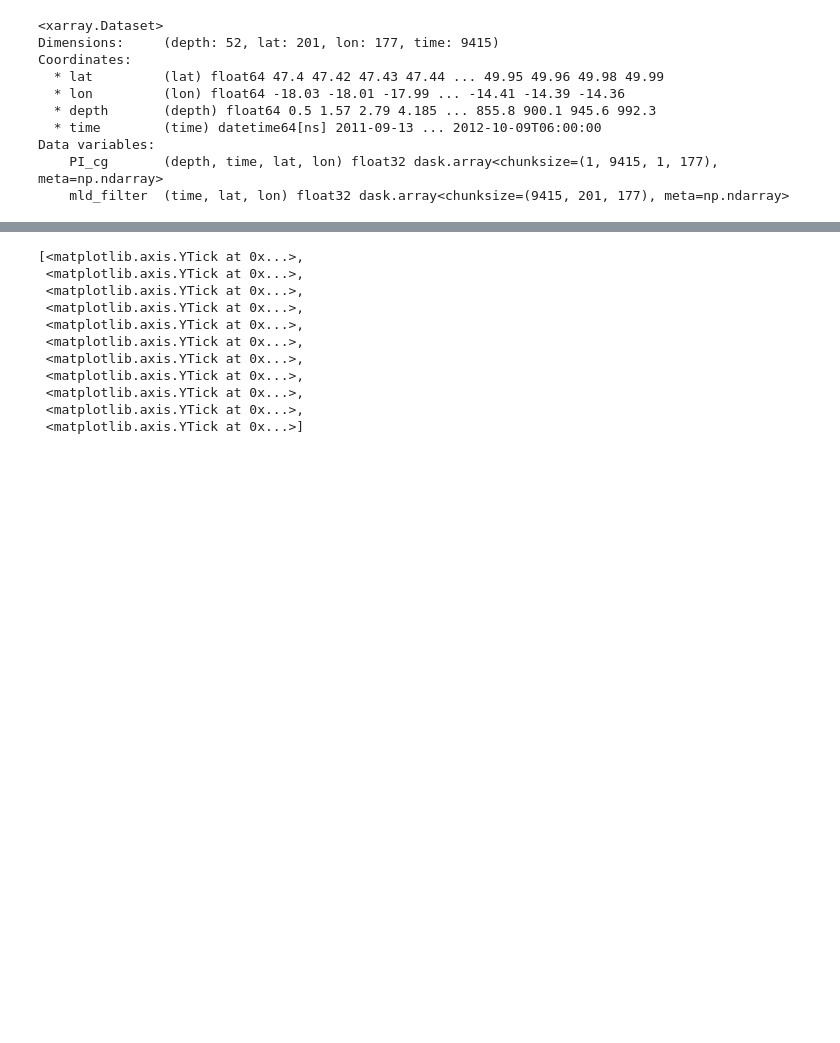
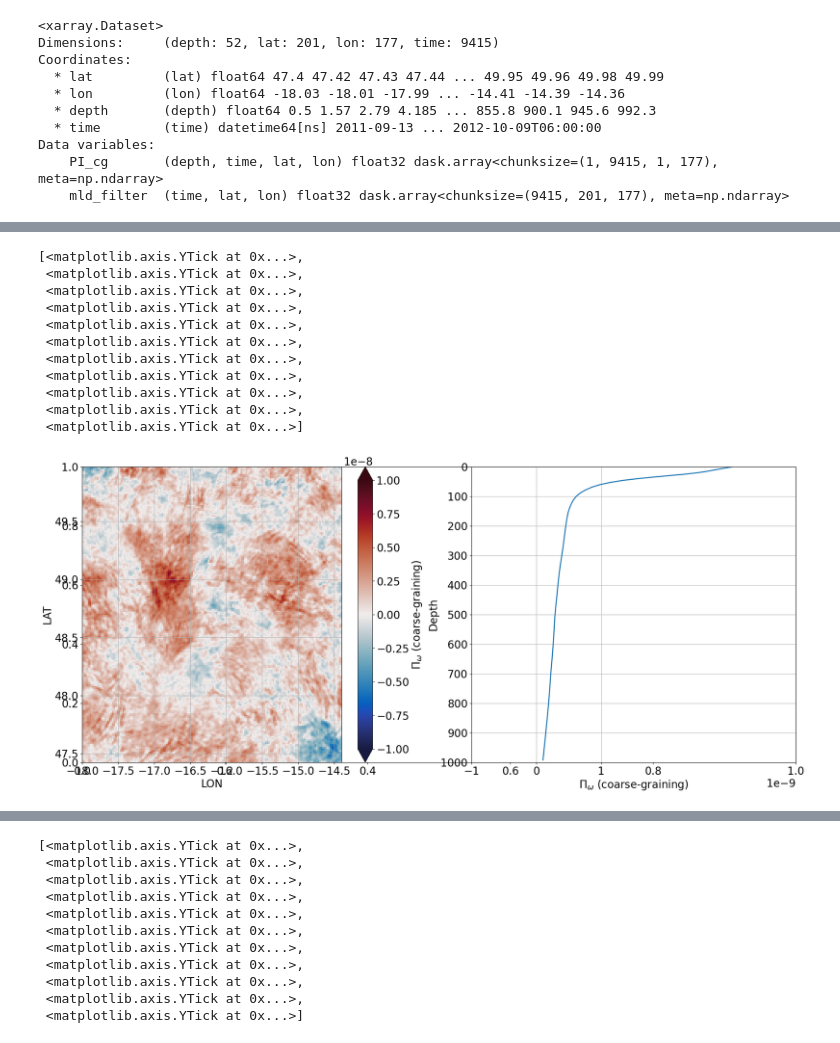
Before and after one commit to xy6g13/OSMOSIS_moorings, a Jupyter notebook: KE_LLC4320/Diagnostics/KE_exchanges/2_Pi_cg_temporal_butterworth_filter.ipynb, the cells around one changed output, grey strips where cells are left out. Cells and saved outputs as stored; diff of their text form; code cells hidden in the pictures; blank space fills up the shorter version.

```diff
--- a/KE_LLC4320/Diagnostics/KE_exchanges/2_Pi_cg_temporal_butterworth_filter.ipynb
+++ b/KE_LLC4320/Diagnostics/KE_exchanges/2_Pi_cg_temporal_butterworth_filter.ipynb
@@ -523,3 +528,10 @@ Coordinates:
 Data variables:
     PI_cg       (depth, time, lat, lon) float32 dask.array<chunksize=(1, 9415, 1, 177), meta=np.ndarray>
     mld_filter  (time, lat, lon) float32 dask.array<chunksize=(9415, 201, 177), meta=np.ndarray>
+# %%
+out_dir_store = '/meddy/yuxlong5/data/result/'
+
+PI_cg = xr.open_zarr(out_dir_store+'PI_cg_butter_1d.zarr')
+PI_cg = PI_cg.PI_cg
+ds = PI_cg
+ds
@@ -525,0 +565,39 @@ Data variables:
+# %%
+plt.rc('font', size=20)
+
+font_size=20
+
+fig, ax = plt.subplots(figsize=(24,10))
+ax = plt.subplot(121)
+cax = ds.isel(lat=slice(2,-2),lon=slice(2,-2),depth=slice(1,50)).mean(['depth','time']).plot(x='lon', y='lat',cmap=cm.balance, vmin=-1e-8,vmax=1e-8, add_colorbar = False)
+ax.grid()
+cbar = plt.colorbar(cax, ax=ax, extend='both', orientation='vertical')
+cbar.ax.tick_params(labelsize=font_size)
+cbar.set_label('$\Pi_{\omega}$ (coarse-graining)', fontsize=font_size)
+ax.set_ylabel('LAT',fontsize=font_size)
+ax.set_xlabel('LON',fontsize=font_size)
+ax.tick_params(labelsize=font_size)
+
+ax = plt.subplot(122)
+ds.isel(lat=slice(2,-2),lon=slice(2,-2),time=slice(10,-10)).mean(['time','lat','lon']).plot(y='depth', yincrease=False, linewidth=2)
+ax.grid()
+ax.set_xlim([-1e-9,4e-9])
+ax.set_ylim([1000., 0.])
+ax.set_xticks([ -1e-9, 0., 1e-9])
+ax.set_ylabel('Depth',fontsize=font_size)
+ax.set_xlabel('$\Pi_{\omega}$ (coarse-graining)',fontsize=font_size)
+ax.tick_params(labelsize=font_size)
+ax.set_yticks([1000., 900,800,700,600,500,400,300,200,100,0.])
+# %% [output]
+[<matplotlib.axis.YTick at 0x...>,
+ <matplotlib.axis.YTick at 0x...>,
+ <matplotlib.axis.YTick at 0x...>,
+ <matplotlib.axis.YTick at 0x...>,
+ <matplotlib.axis.YTick at 0x...>,
+ <matplotlib.axis.YTick at 0x...>,
+ <matplotlib.axis.YTick at 0x...>,
+ <matplotlib.axis.YTick at 0x...>,
+ <matplotlib.axis.YTick at 0x...>,
+ <matplotlib.axis.YTick at 0x...>,
+ <matplotlib.axis.YTick at 0x...>]
+[figure, added]
```
Also changed, not shown: parts of 15 cells of this notebook, 8 other files.
